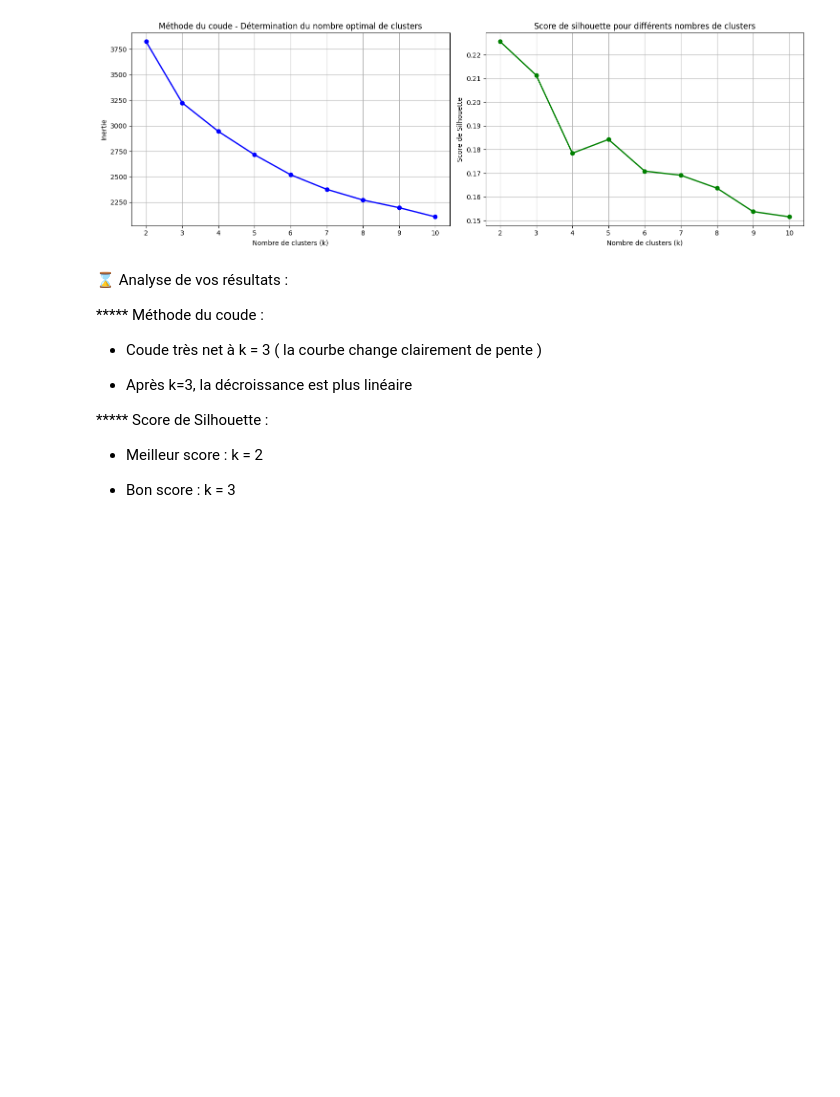
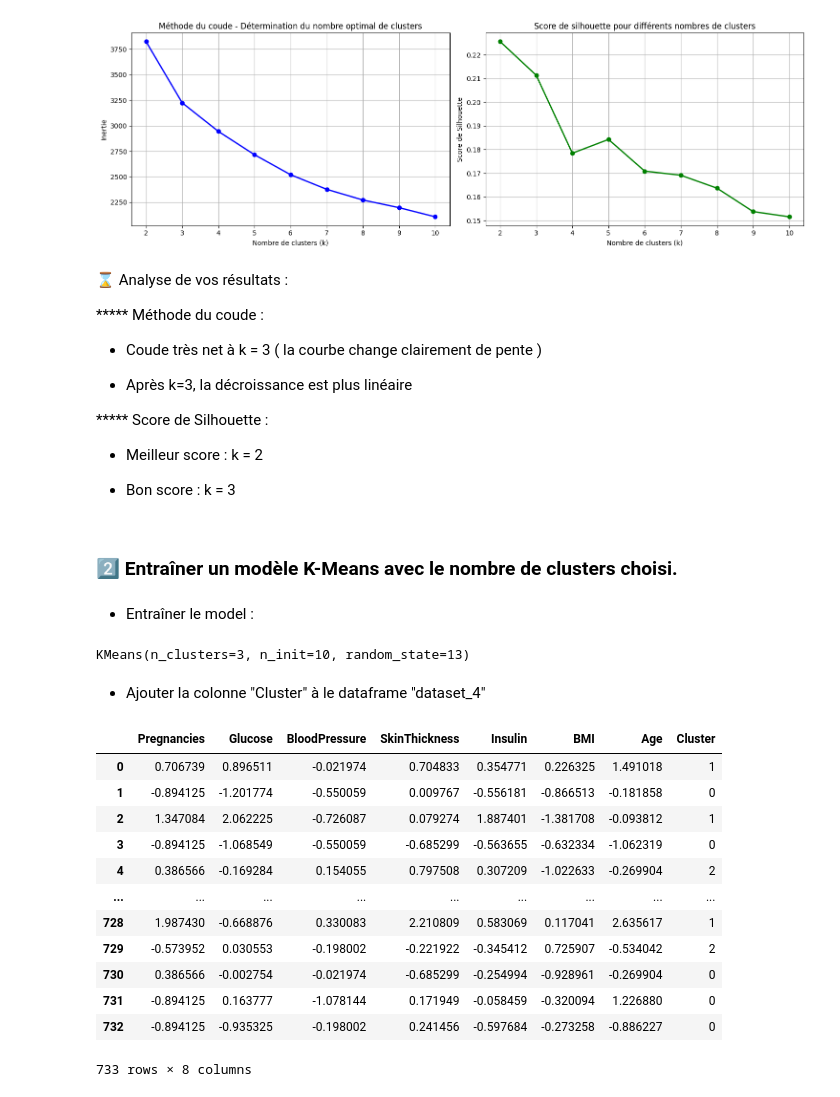
Before and after one commit to bouchramilo/Analysis_and_Prediction_of_the_Risk_of_Diabetes, a Jupyter notebook: Pretraitement.ipynb, the cells around one changed output. Saved outputs shown, nothing was run; the diff lists cells and outputs as text; code cells hidden in the pictures; blank space fills up the shorter version.

Commit message:
APRD-15 Entraîner le modèle K-Means

```diff
--- a/Pretraitement.ipynb
+++ b/Pretraitement.ipynb
@@ -607,3 +607,32 @@ plt.show()
 # %%
 # Alors, j'ai choisi le optimal_k = 3
 optimal_k = 3
+# %% [markdown]
+### 2️⃣ Entraîner un modèle K-Means avec le nombre de clusters choisi.
+# %% [markdown]
+* Entraîner le model :
+# %%
+kmeans_final = KMeans(n_clusters=optimal_k, random_state=13, n_init=10)
+kmeans_final.fit(dataset_4)
+# %% [output]
+KMeans(n_clusters=3, n_init=10, random_state=13)
+# %% [markdown]
+* Ajouter la colonne "Cluster" à le dataframe "dataset_4"
+# %%
+dataset_4['Cluster'] = kmeans_final.labels_
+
+dataset_4
+# %% [output]
+|  | Pregnancies | Glucose | BloodPressure | SkinThickness | Insulin | BMI | Age | Cluster |
+| 0 | 0.706739 | 0.896511 | -0.021974 | 0.704833 | 0.354771 | 0.226325 | 1.491018 | 1 |
+| 1 | -0.894125 | -1.201774 | -0.550059 | 0.009767 | -0.556181 | -0.866513 | -0.181858 | 0 |
+| 2 | 1.347084 | 2.062225 | -0.726087 | 0.079274 | 1.887401 | -1.381708 | -0.093812 | 1 |
+| 3 | -0.894125 | -1.068549 | -0.550059 | -0.685299 | -0.563655 | -0.632334 | -1.062319 | 0 |
+| 4 | 0.386566 | -0.169284 | 0.154055 | 0.797508 | 0.307209 | -1.022633 | -0.269904 | 2 |
+| ... | ... | ... | ... | ... | ... | ... | ... | ... |
+| 728 | 1.987430 | -0.668876 | 0.330083 | 2.210809 | 0.583069 | 0.117041 | 2.635617 | 1 |
+| 729 | -0.573952 | 0.030553 | -0.198002 | -0.221922 | -0.345412 | 0.725907 | -0.534042 | 2 |
+| 730 | 0.386566 | -0.002754 | -0.021974 | -0.685299 | -0.254994 | -0.928961 | -0.269904 | 0 |
+| 731 | -0.894125 | 0.163777 | -1.078144 | 0.171949 | -0.058459 | -0.320094 | 1.226880 | 0 |
+| 732 | -0.894125 | -0.935325 | -0.198002 | 0.241456 | -0.597684 | -0.273258 | -0.886227 | 0 |
+733 rows × 8 columns
```
